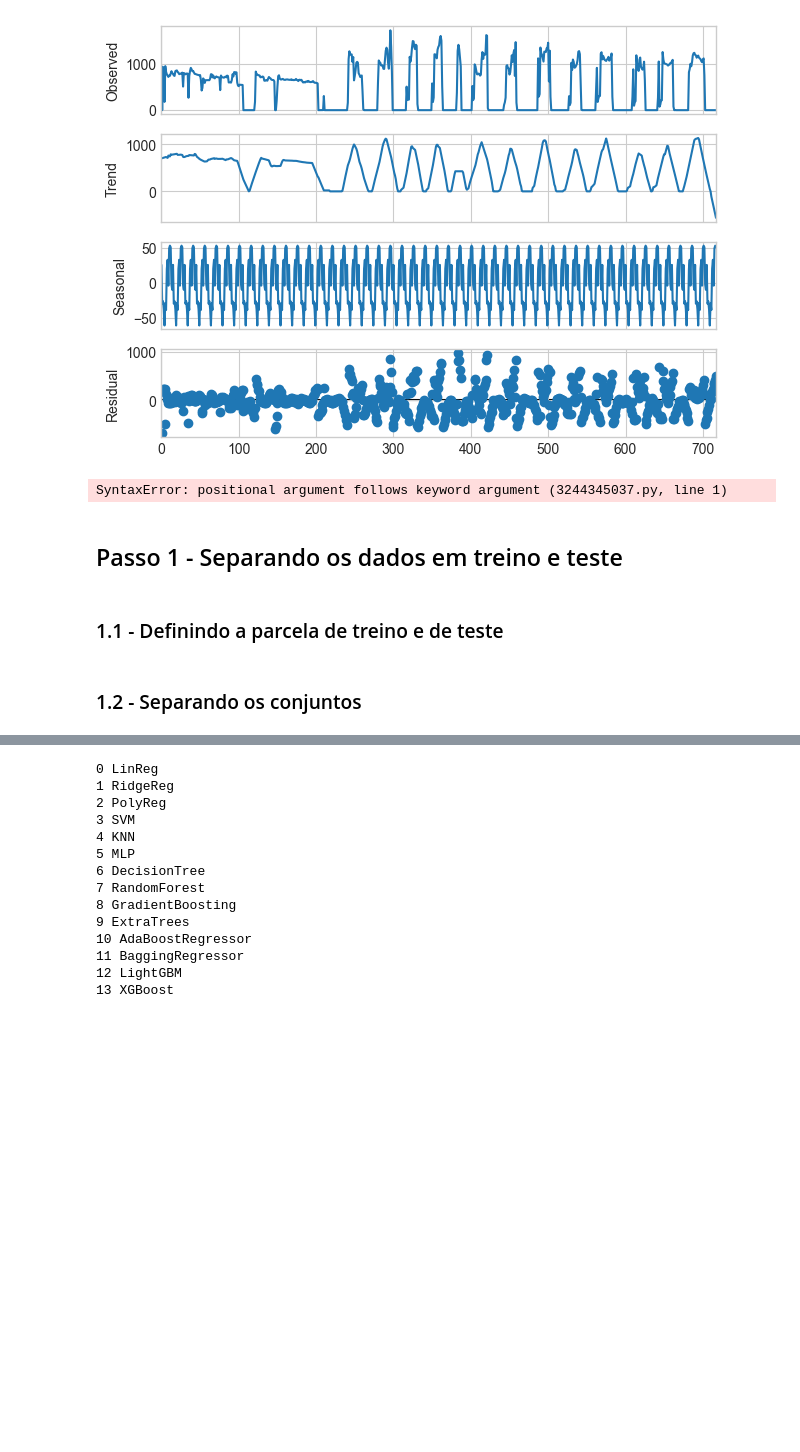
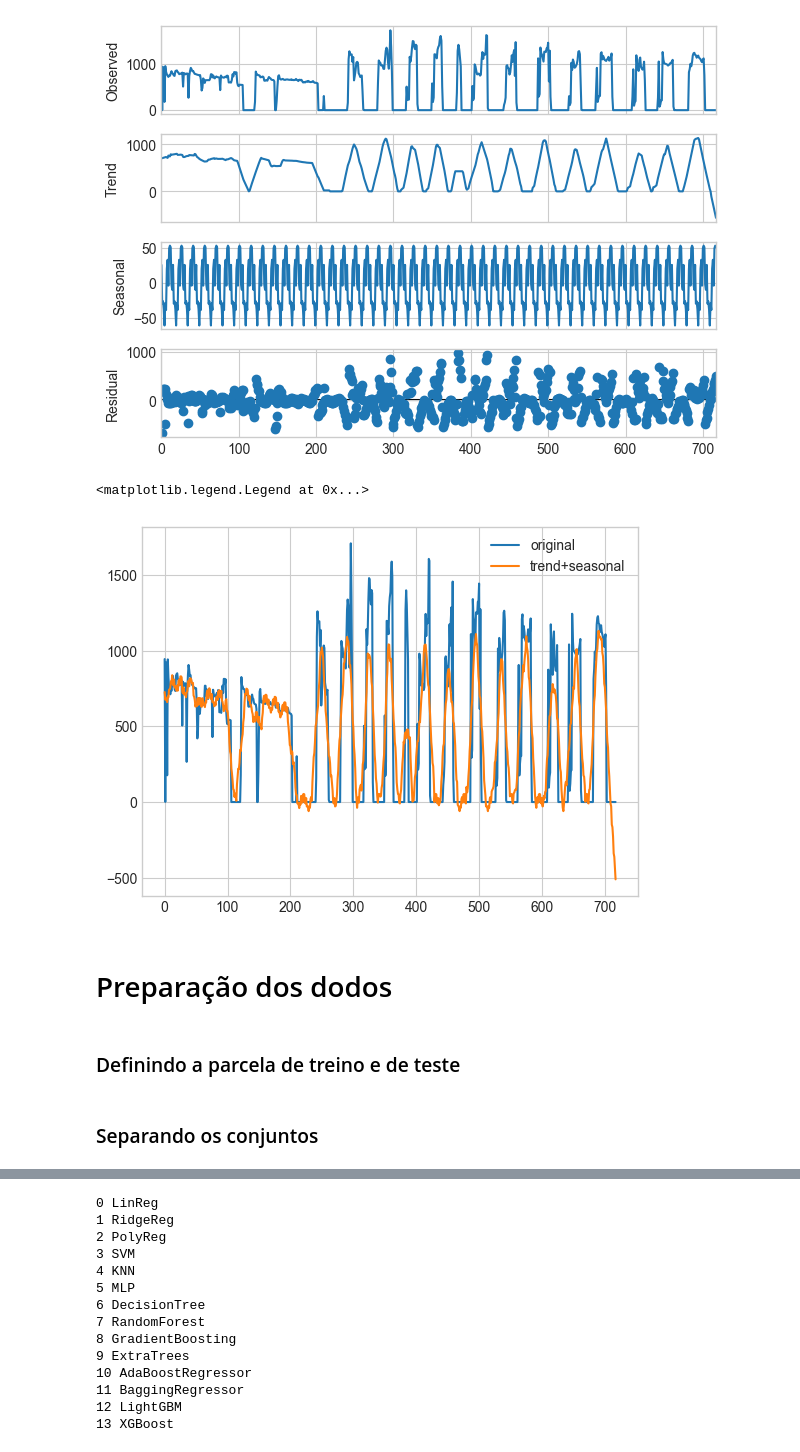
Before and after one commit to prj-phcp/SYSID_Trabalho, a Jupyter notebook: Volve-Dataset/decomposition.MISO.W1_V1.ipynb, the cells around one changed output, grey strips where cells are left out. Saved outputs shown, nothing was run; the diff lists cells and outputs as text; code cells hidden in the pictures; blank space fills up the shorter version.

```diff
--- a/Volve-Dataset/decomposition.MISO.W1_V1.ipynb
+++ b/Volve-Dataset/decomposition.MISO.W1_V1.ipynb
@@ -213,19 +215,20 @@ pass;
 # %% [output]
 [figure]
 # %%
-plt.plot(y, label='original', 'o')
+plt.plot(y, label='original')
 plt.plot(yt+ys, label='trend+seasonal')
 plt.legend()
 # %% [output]
-SyntaxError: positional argument follows keyword argument (3244345037.py, line 1)
+<matplotlib.legend.Legend at 0x...>
+[figure, added]
 # %% [markdown]
-## Passo 1 - Separando os dados em treino e teste
+# Preparação dos dodos
 # %% [markdown]
-### 1.1 - Definindo a parcela de treino e de teste
+### Definindo a parcela de treino e de teste
 # %%
 p_train = 0.7 #70% treino
 # %% [markdown]
-### 1.2 - Separando os conjuntos
+### Separando os conjuntos
 # %%
 n_train = int(X1.shape[0]*p_train)
 
```
Also changed, not shown: parts of 78 cells of this notebook, 1 other file.
